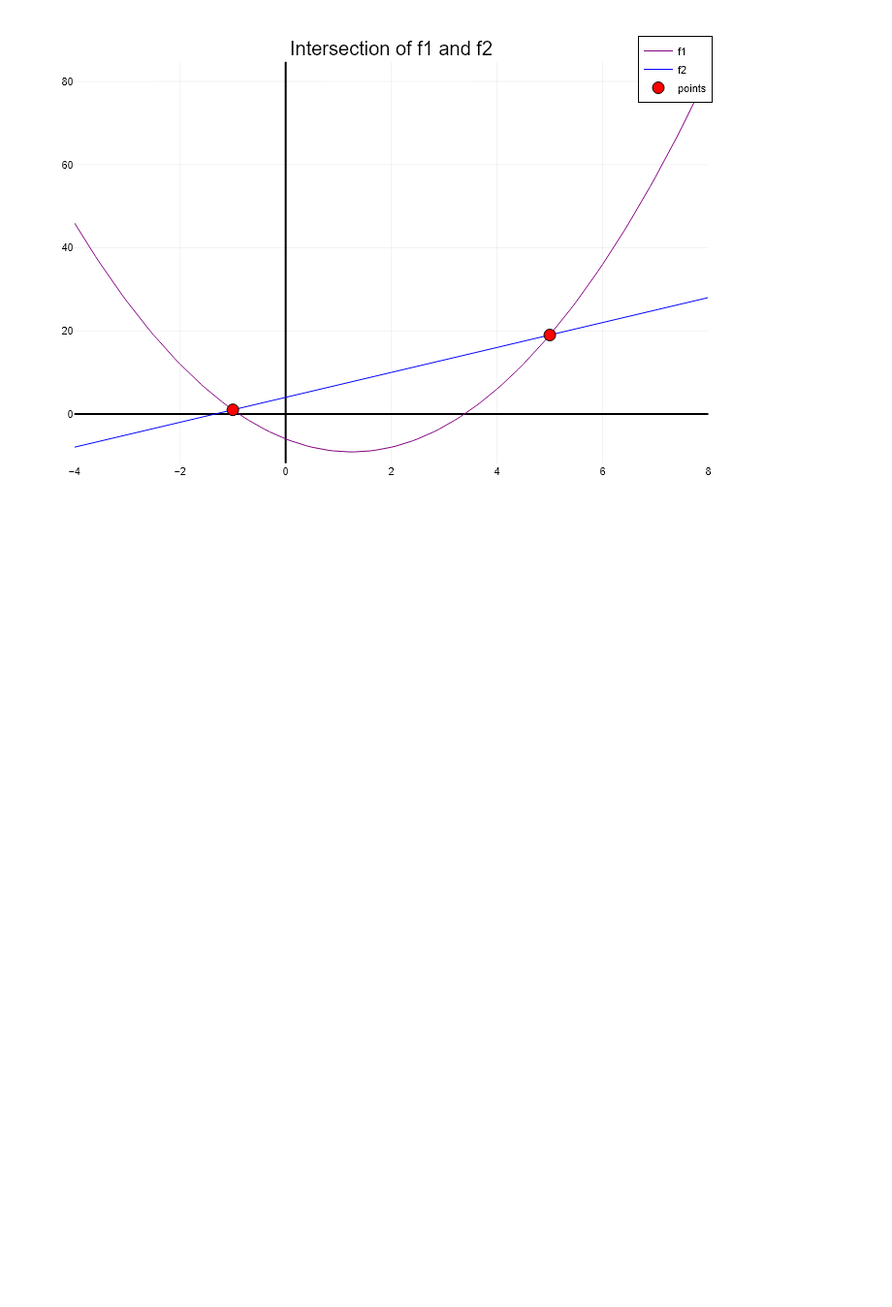
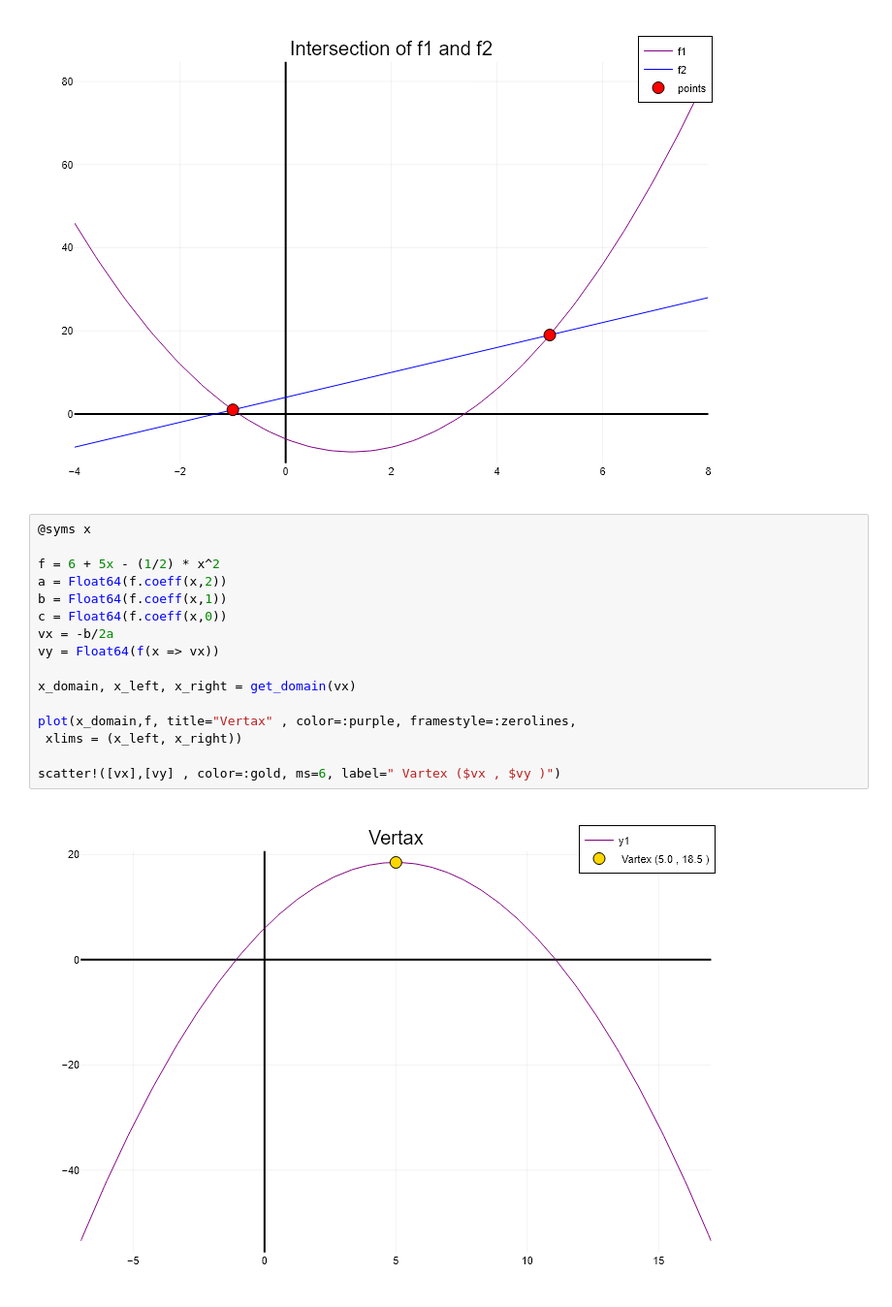
Before and after one commit to p-220w/Julia-Scientific-Modeling, a Jupyter notebook: 01_Mathematics/Module_02_Beta.ipynb, the cells around one changed output. Shown at 97% size. Saved outputs shown, nothing was run; the diff lists cells and outputs as text; blank space fills up the shorter version.

```diff
--- a/01_Mathematics/Module_02_Beta.ipynb
+++ b/01_Mathematics/Module_02_Beta.ipynb
@@ -283,3 +283,21 @@ plot!(x_domain, f2, color=:blue, label="f2")
 scatter!([va1,vb1] , [va2,vb2] , color=:red, ms=6, label="points")
 # %% [output]
 [figure]
+# %%
+@syms x
+
+f = 6 + 5x - (1/2) * x^2
+a = Float64(f.coeff(x,2))
+b = Float64(f.coeff(x,1))
+c = Float64(f.coeff(x,0))
+vx = -b/2a
+vy = Float64(f(x => vx))
+
+x_domain, x_left, x_right = get_domain(vx)
+
+plot(x_domain,f, title="Vertax" , color=:purple, framestyle=:zerolines,
+ xlims = (x_left, x_right))
+
+scatter!([vx],[vy] , color=:gold, ms=6, label=" Vartex ($vx , $vy )")
+# %% [output]
+[figure, added]
```
Also changed, not shown: parts of 2 cells of this notebook.
